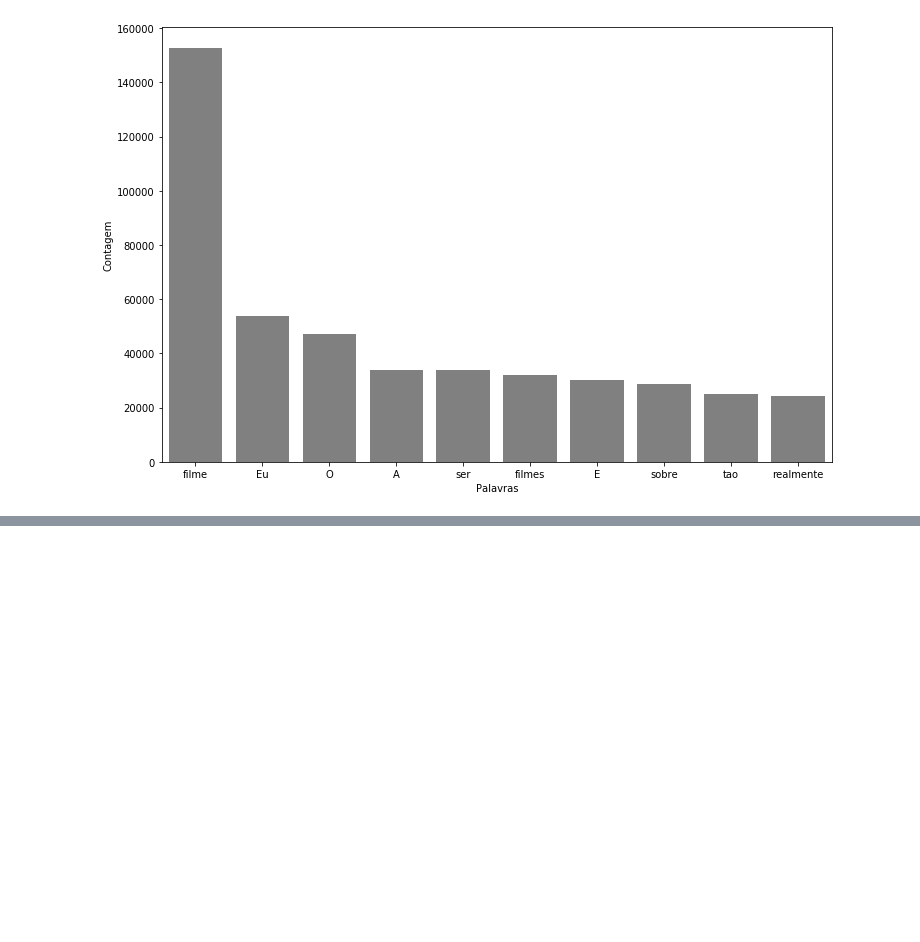
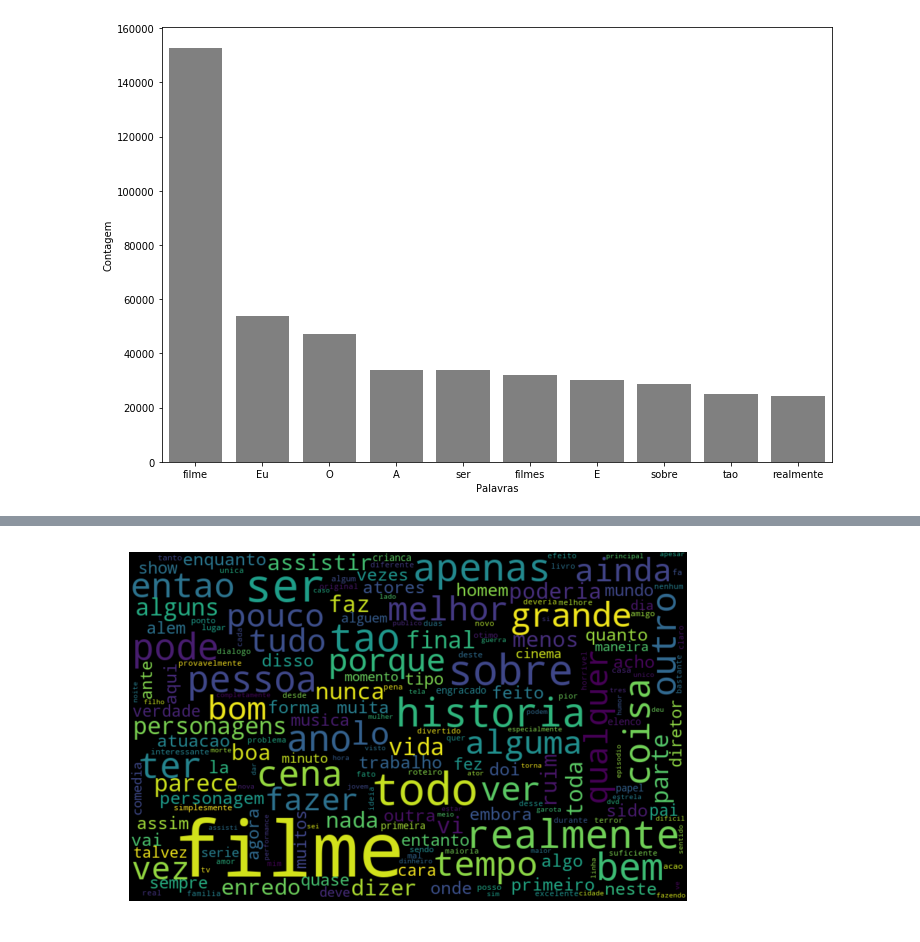
Before and after one commit to lsandrade/alura-ml, a Jupyter notebook: NLP.ipynb, the cells around one changed output, grey strips where cells are left out. Saved outputs shown, nothing was run; the diff lists cells and outputs as text; code cells hidden in the pictures; blank space fills up the shorter version.

```diff
--- a/NLP.ipynb
+++ b/NLP.ipynb
@@ -479,0 +520,5 @@ pareto(resenhas, "tratamento_3", 10)
+# %%
+#nuvam palavras positivas
+nuvem_palavras(resenhas, "pos", "tratamento_4")
+# %% [output]
+[figure, added]
```
Also changed, not shown: parts of 6 cells of this notebook.
